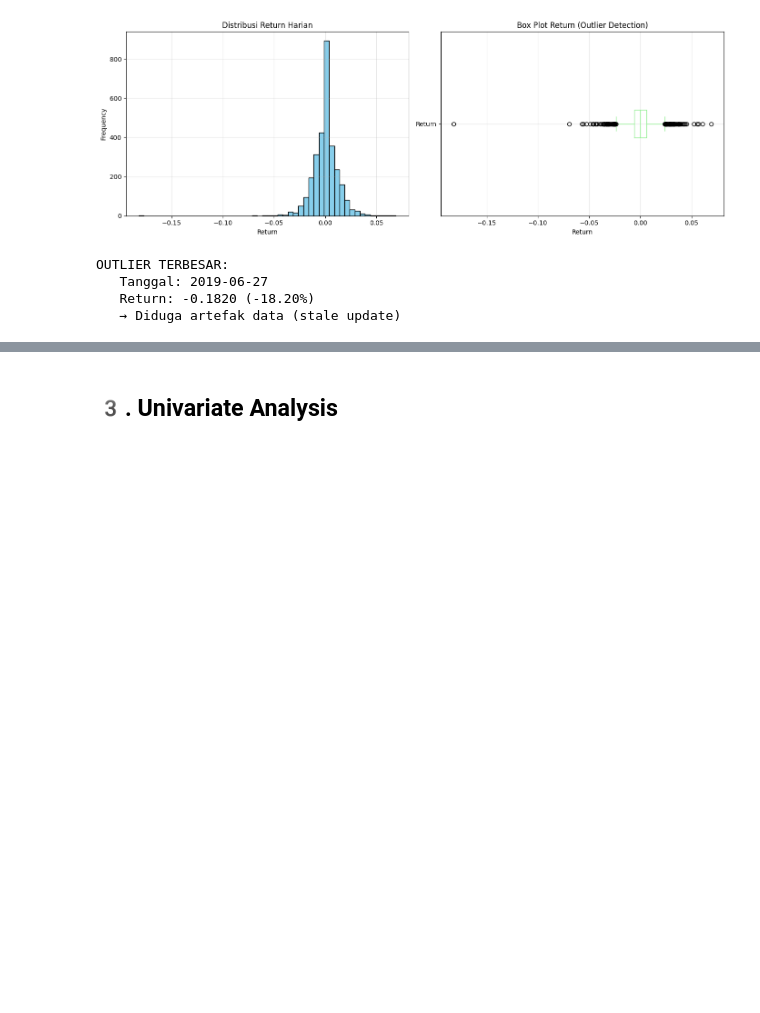
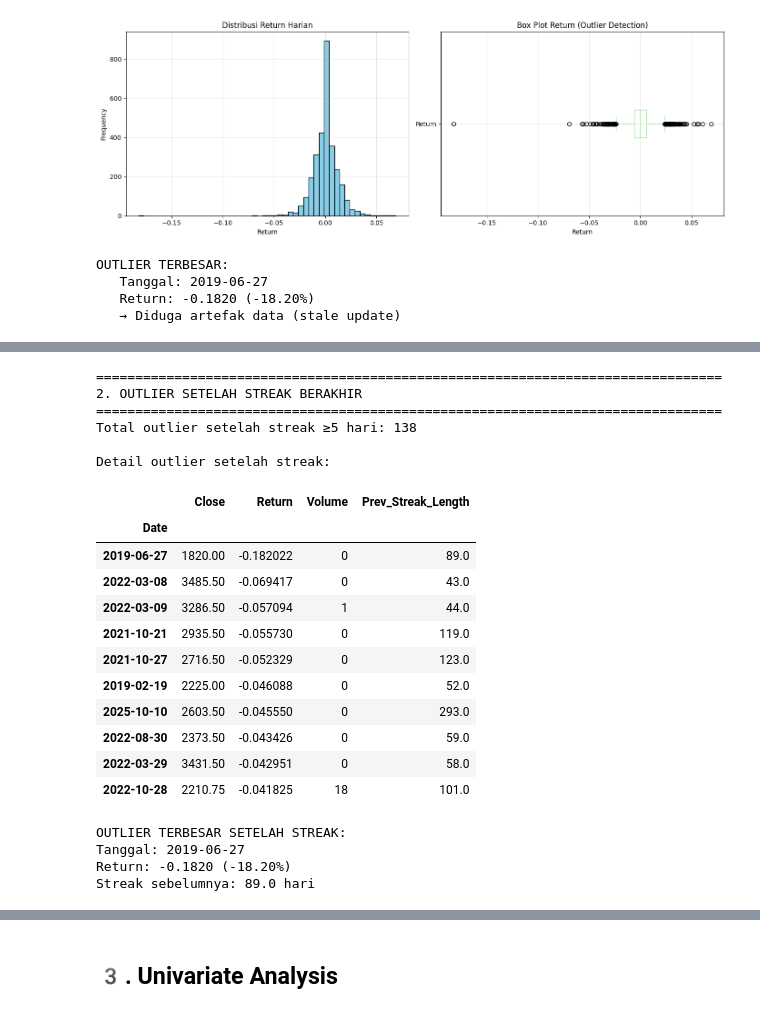
Before and after one commit to DonnyRZ/Alumunium-Price-Prediction, a Jupyter notebook: notebooks/EDA.ipynb, the cells around one changed output, grey strips where cells are left out. Cells and saved outputs as stored; diff of their text form; code cells hidden in the pictures; blank space fills up the shorter version.

```diff
--- a/notebooks/EDA.ipynb
+++ b/notebooks/EDA.ipynb
@@ -425,0 +480,59 @@ OUTLIER TERBESAR:
+# %%
+# 2. CEK: Deteksi streak dan outlier setelah streak berakhir
+
+# Deteksi streak (hari dengan harga konstan)
+df_analysis['Price_Changed'] = (df_analysis['Close'] != df_analysis['Close'].shift(1)).astype(int)
+df_analysis['Streak_Group'] = (df_analysis['Price_Changed'] != df_analysis['Price_Changed'].shift(1)).cumsum()
+df_analysis['Streak_Length'] = df_analysis.groupby('Streak_Group').cumcount() + 1
+
+# Deteksi hari dimana streak berakhir (harga berubah setelah konstan)
+df_analysis['Prev_Streak_Length'] = df_analysis['Streak_Length'].shift(1)
+df_analysis['Is_Streak_End'] = (df_analysis['Price_Changed'] == 1) & (df_analysis['Prev_Streak_Length'] >= 5)
+
+# 3. CEK: Outlier setelah streak panjang
+
+print("\n" + "="*80)
+print("2. OUTLIER SETELAH STREAK BERAKHIR")
+print("="*80)
+
+# Cari outlier yang terjadi tepat setelah streak berakhir
+outliers_after_streak = df_analysis[
+    (df_analysis['Is_Outlier']) &
+    (df_analysis['Is_Streak_End'])
+][['Close', 'Return', 'Volume', 'Prev_Streak_Length']]
+
+print(f"Total outlier setelah streak ≥5 hari: {len(outliers_after_streak)}")
+
+if len(outliers_after_streak) > 0:
+    print("\nDetail outlier setelah streak:")
+    display(outliers_after_streak.sort_values('Return').head(10))
+
+    # Highlight yang terbesar
+    max_after_streak = outliers_after_streak['Return'].idxmin()
+    print(f"\nOUTLIER TERBESAR SETELAH STREAK:")
+    print(f"Tanggal: {max_after_streak.date()}")
+    print(f"Return: {df_analysis.loc[max_after_streak, 'Return']:.4f} ({df_analysis.loc[max_after_streak, 'Return']*100:.2f}%)")
+    print(f"Streak sebelumnya: {df_analysis.loc[max_after_streak, 'Prev_Streak_Length']} hari")
+# %% [output]
+================================================================================
+2. OUTLIER SETELAH STREAK BERAKHIR
+================================================================================
+Total outlier setelah streak ≥5 hari: 138
+
+Detail outlier setelah streak:
+|  | Close | Return | Volume | Prev_Streak_Length |
+| Date |  |  |  |  |
+| 2019-06-27 | 1820.00 | -0.182022 | 0 | 89.0 |
+| 2022-03-08 | 3485.50 | -0.069417 | 0 | 43.0 |
+| 2022-03-09 | 3286.50 | -0.057094 | 1 | 44.0 |
+| 2021-10-21 | 2935.50 | -0.055730 | 0 | 119.0 |
+| 2021-10-27 | 2716.50 | -0.052329 | 0 | 123.0 |
+| 2019-02-19 | 2225.00 | -0.046088 | 0 | 52.0 |
+| 2025-10-10 | 2603.50 | -0.045550 | 0 | 293.0 |
+| 2022-08-30 | 2373.50 | -0.043426 | 0 | 59.0 |
+| 2022-03-29 | 3431.50 | -0.042951 | 0 | 58.0 |
+| 2022-10-28 | 2210.75 | -0.041825 | 18 | 101.0 |
+OUTLIER TERBESAR SETELAH STREAK:
+Tanggal: 2019-06-27
+Return: -0.1820 (-18.20%)
+Streak sebelumnya: 89.0 hari
```
Also changed, not shown: parts of 3 cells of this notebook.
